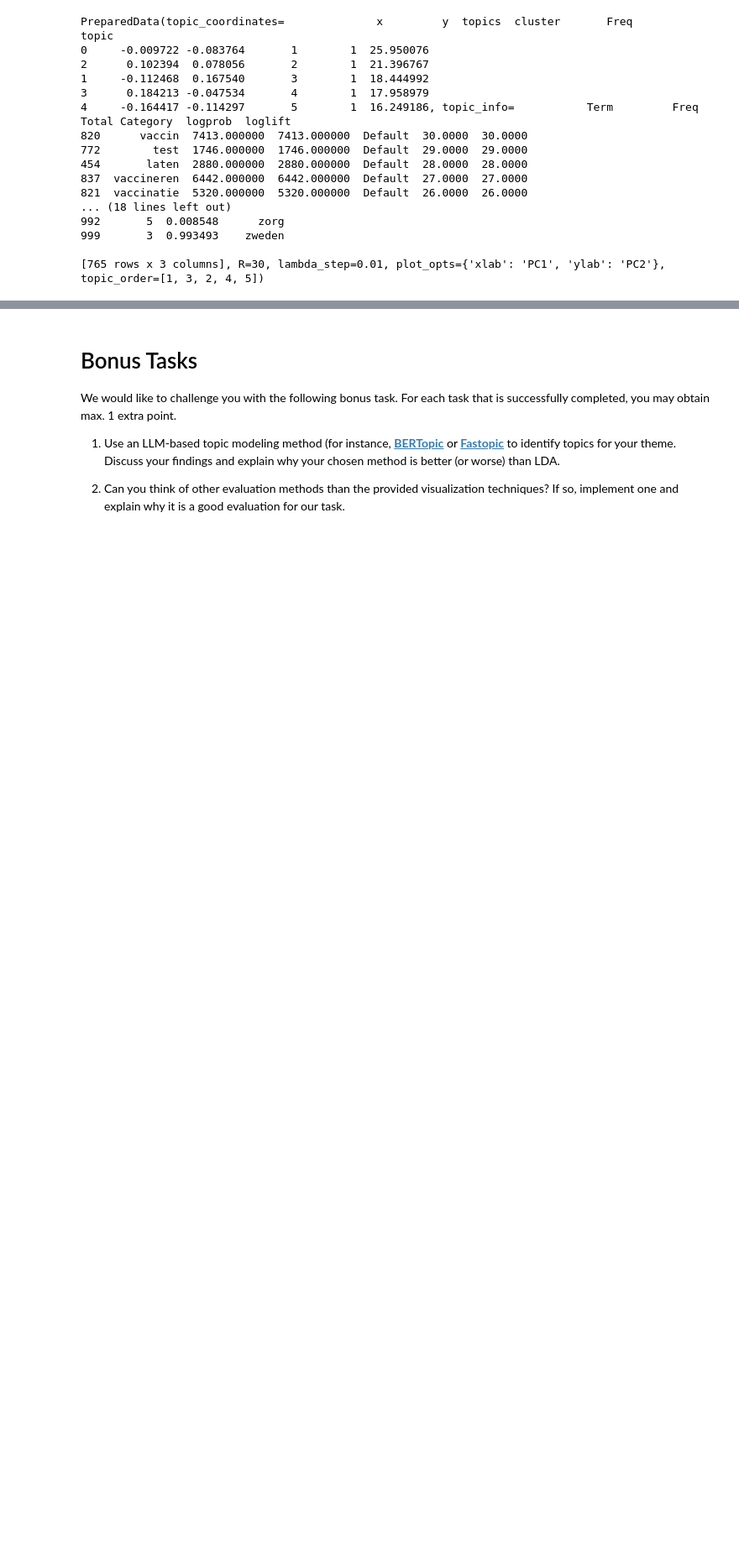
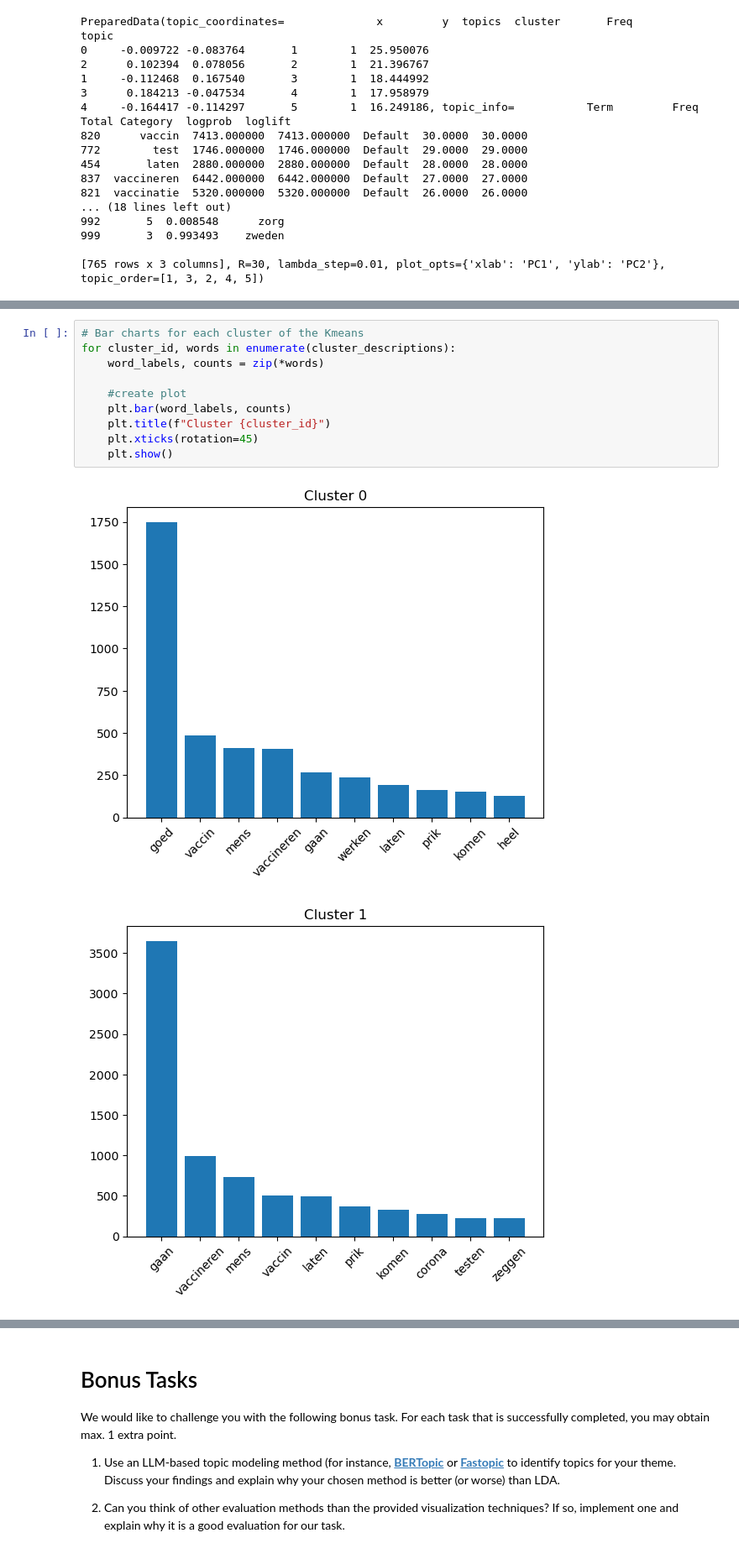
Before and after one commit to dmHarmsen/APML-Assignement-2, a Jupyter notebook: Assignment_3.ipynb, the cells around one changed output, grey strips where cells are left out. Shown at 84% size. Saved outputs shown, nothing was run; the diff lists cells and outputs as text; blank space fills up the shorter version.

```diff
--- a/Assignment_3.ipynb
+++ b/Assignment_3.ipynb
@@ -375,0 +414,13 @@ topic
+# %%
+# Bar charts for each cluster of the Kmeans
+for cluster_id, words in enumerate(cluster_descriptions):
+    word_labels, counts = zip(*words)
+
+    #create plot
+    plt.bar(word_labels, counts)
+    plt.title(f"Cluster {cluster_id}")
+    plt.xticks(rotation=45)
+    plt.show()
+# %% [output]
+[figure, added]
+[figure, added]
```
Also changed, not shown: parts of 10 cells of this notebook.
